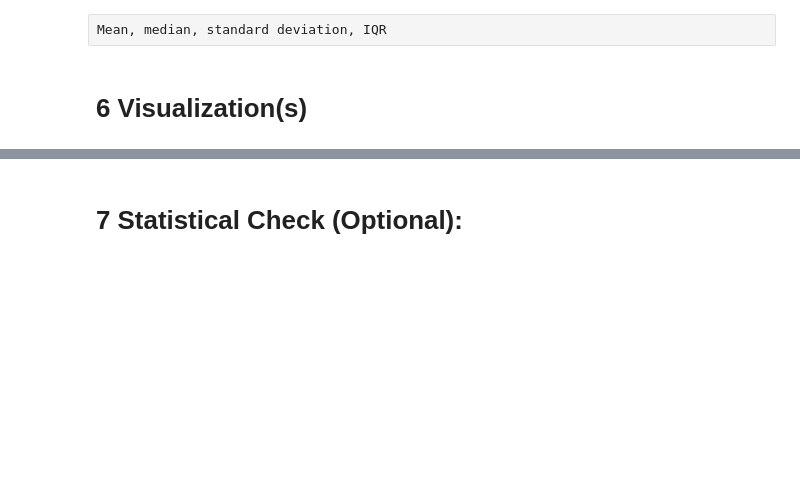
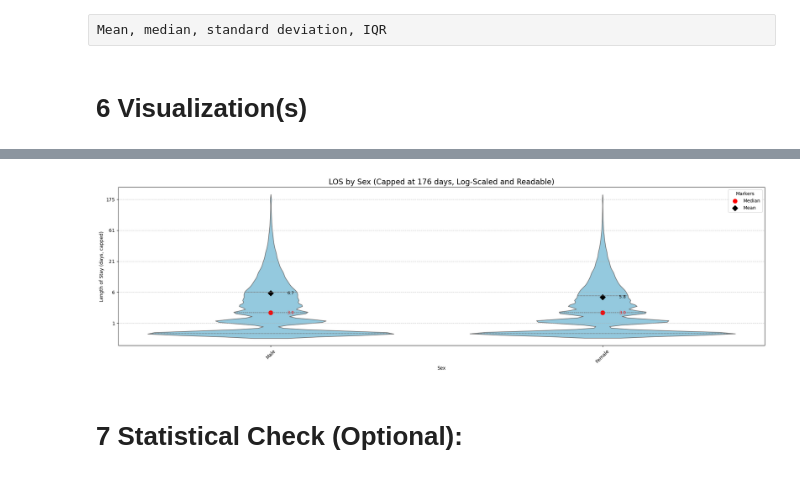
Before and after one commit to mirkopodunavak1996/EDAHospDischarges_Chile2001-2024, a Jupyter notebook: notebooks/General_Analysis_2001-2024_Bivariate(2).ipynb, the cells around one changed output, grey strips where cells are left out. Drawn from its saved outputs; the diff is of its cells as text; code cells hidden in the pictures; blank space fills up the shorter version.

```diff
--- a/notebooks/General_Analysis_2001-2024_Bivariate(2).ipynb
+++ b/notebooks/General_Analysis_2001-2024_Bivariate(2).ipynb
@@ -1646,3 +1728,60 @@ plt.show()
+# %%
+import numpy as np
+import seaborn as sns
+import matplotlib.pyplot as plt
+
+# --- Log-transform LOS (add +1 to avoid log(0)) ---
+pair6_sample["log_LOS"] = np.log(pair6_sample["LOS_capped"] + 1)
+
+plt.figure(figsize=(20, 6))
+ax = sns.violinplot(
+    data=pair6_sample,
+    x="sex",
+    y="log_LOS",
+    inner="quartile",
+    color="skyblue"
+)
+
+plt.title("LOS by Sex (Capped at 176 days, Log-Scaled and Readable)", fontsize=16)
+plt.xlabel("Sex")
+plt.ylabel("Length of Stay (days, capped)")
+
+# --- Compute median and mean per sex ---
+summary_stats = (
+    pair6_sample
+    .groupby("sex")["LOS_capped"]
+    .agg(["median", "mean"])
+    .reset_index()
+)
+
+# --- Dynamic y-ticks in linear scale (days) ---
+max_val = pair6_sample["LOS_capped"].max()
+# Define reasonable tick positions (log scale)
+yticks = np.linspace(0, np.log(max_val + 1), num=6)
+plt.yticks(yticks, [f"{int(np.exp(y) - 1)}" for y in yticks])
+
+# --- Overlay median and mean markers + annotate ---
+for i, row in summary_stats.iterrows():
+    x = i
+    median_y = np.log(row["median"] + 1)
+    mean_y = np.log(row["mean"] + 1)
+
+    # Median (red circle)
+    ax.scatter(x, median_y, color="red", marker="o", s=80, label="Median" if i == 0 else "")
+    ax.text(x + 0.05, median_y, f"{row['median']:.1f}", color="red", va="center", fontsize=9)
+
+    # Mean (black diamond)
+    ax.scatter(x, mean_y, color="black", marker="D", s=70, label="Mean" if i == 0 else "")
+    ax.text(x + 0.05, mean_y, f"{row['mean']:.1f}", color="black", va="center", fontsize=9)
+
+# --- Legend and layout ---
+ax.legend(title="Markers", loc="upper right")
+plt.grid(axis="y", linestyle="--", alpha=0.7)
+plt.xticks(rotation=45)
+plt.tight_layout()
+plt.show()
+# %% [output]
+[figure, added]
 # %% [markdown]
 # 7 Statistical Check (Optional):
 # %% [markdown]
```
Also changed, not shown: parts of 45 cells of this notebook.
